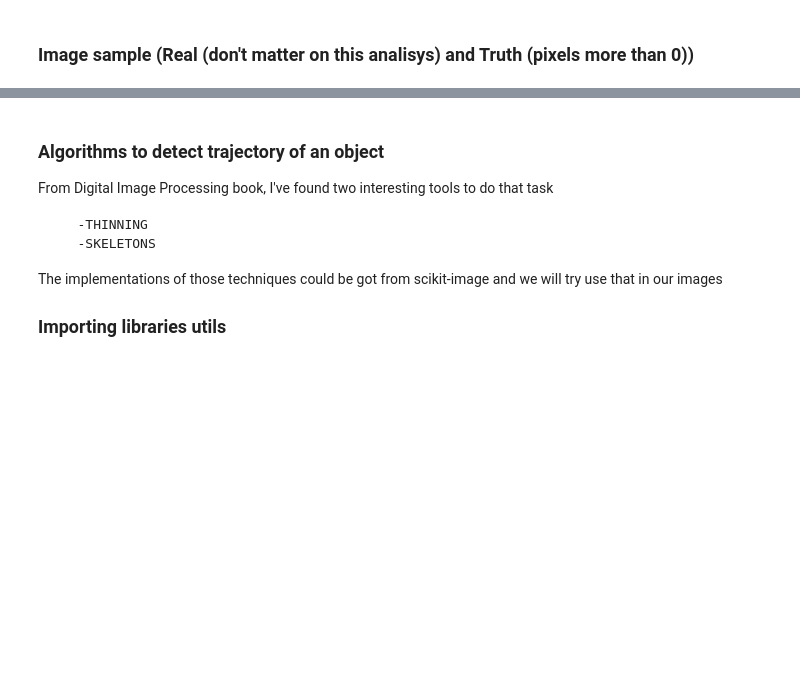
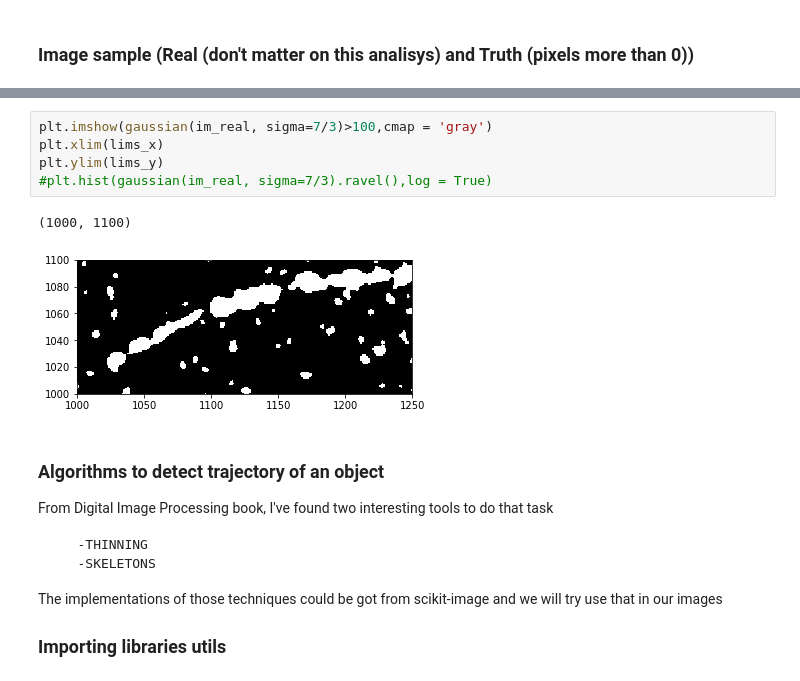
Before and after one commit to Gui1402/filtering_cygnus, a Jupyter notebook: notebooks/track_sim_study.ipynb, the cells around one changed output, grey strips where cells are left out. Drawn from its saved outputs; the diff is of its cells as text; blank space fills up the shorter version.

```diff
--- a/notebooks/track_sim_study.ipynb
+++ b/notebooks/track_sim_study.ipynb
@@ -48,3 +68,11 @@ ax[2].set_ylim([1250,850])
+# %%
+plt.imshow(gaussian(im_real, sigma=7/3)>100,cmap = 'gray')
+plt.xlim(lims_x)
+plt.ylim(lims_y)
+#plt.hist(gaussian(im_real, sigma=7/3).ravel(),log = True)
+# %% [output]
+(1000, 1100)
+[figure, added]
 # %% [markdown]
 ### Algorithms to detect trajectory of an object
 
```
Also changed, not shown: parts of 5 cells of this notebook, 4 other files.
